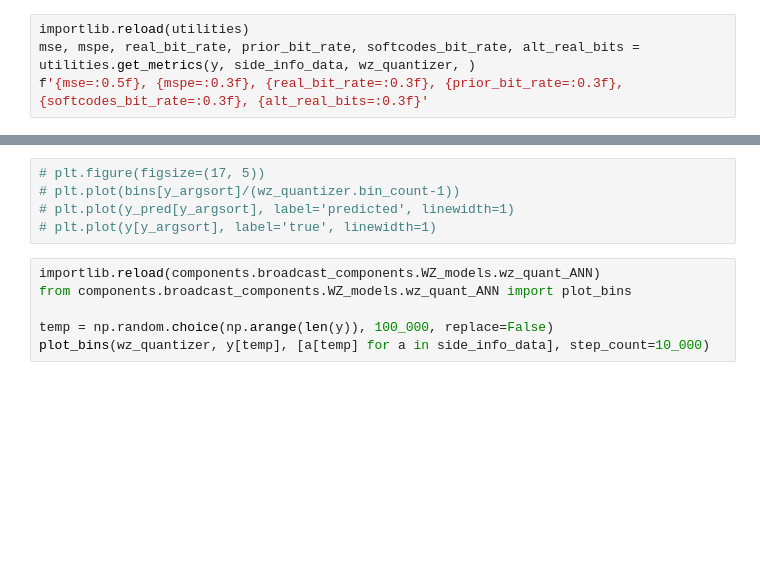
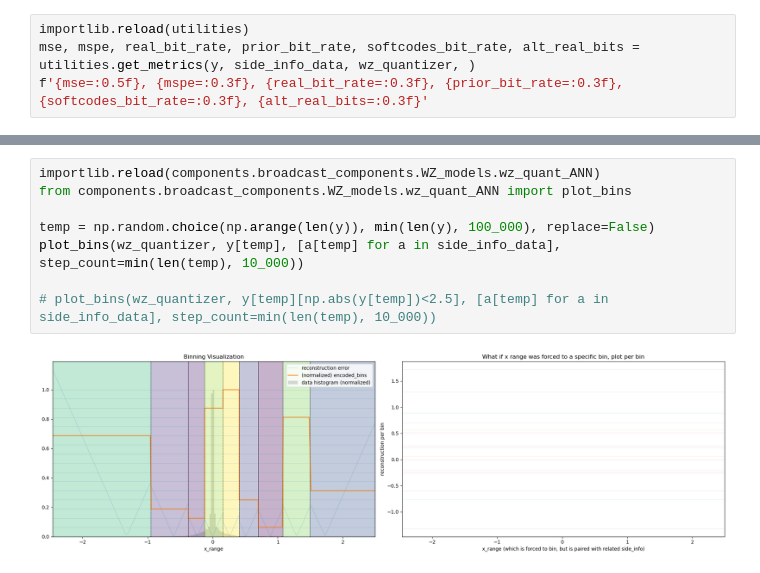
Before and after one commit to HosseinOutward/VUB-ACS-25_Thesis, a Jupyter notebook: experiments/make_basic_rnn_model/make_basic_rnn_model.ipynb, the cells around one changed output, grey strips where cells are left out. Drawn from its saved outputs; the diff is of its cells as text; blank space fills up the shorter version.

```diff
--- a/experiments/make_basic_rnn_model/make_basic_rnn_model.ipynb
+++ b/experiments/make_basic_rnn_model/make_basic_rnn_model.ipynb
@@ -112,11 +118,10 @@ KeyboardInterrupt
-# %%
-# plt.figure(figsize=(17, 5))
-# plt.plot(bins[y_argsort]/(wz_quantizer.bin_count-1))
-# plt.plot(y_pred[y_argsort], label='predicted', linewidth=1)
-# plt.plot(y[y_argsort], label='true', linewidth=1)
 # %%
 importlib.reload(components.broadcast_components.WZ_models.wz_quant_ANN)
 from components.broadcast_components.WZ_models.wz_quant_ANN import plot_bins
 
-temp = np.random.choice(np.arange(len(y)), 100_000, replace=False)
-plot_bins(wz_quantizer, y[temp], [a[temp] for a in side_info_data], step_count=10_000)
+temp = np.random.choice(np.arange(len(y)), min(len(y), 100_000), replace=False)
+plot_bins(wz_quantizer, y[temp], [a[temp] for a in side_info_data], step_count=min(len(temp), 10_000))
+
+# plot_bins(wz_quantizer, y[temp][np.abs(y[temp])<2.5], [a[temp] for a in side_info_data], step_count=min(len(temp), 10_000))
+# %% [output]
+[figure, added]
```
Also changed, not shown: parts of 7 cells of this notebook, 4 other files.
